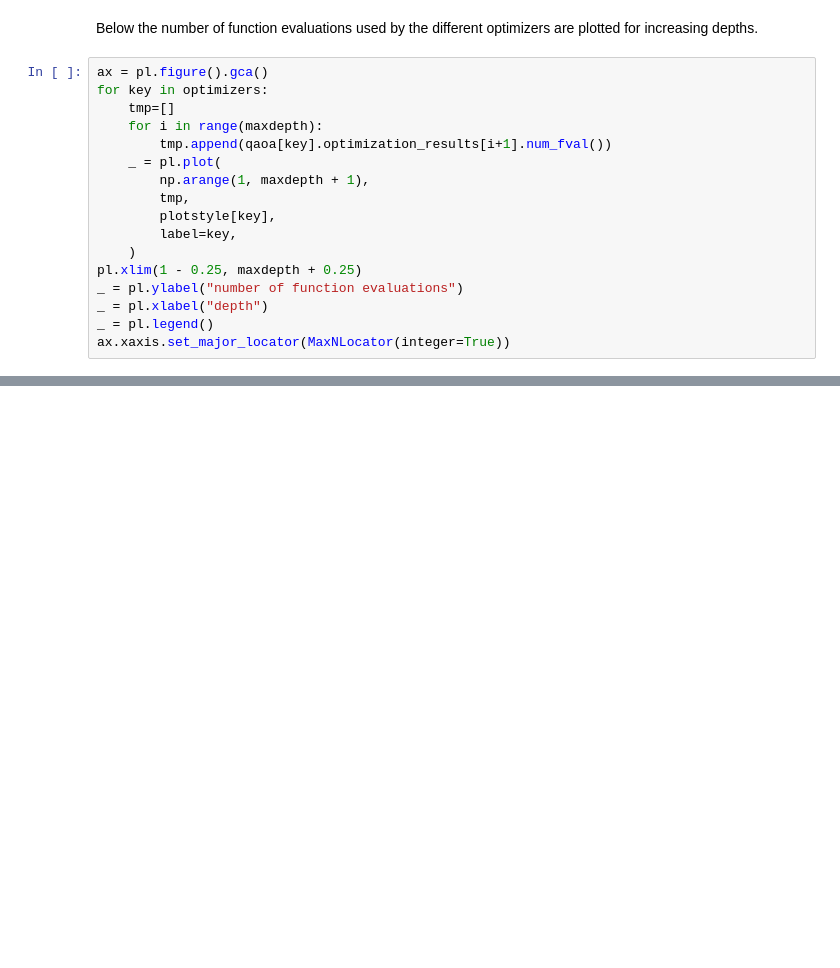
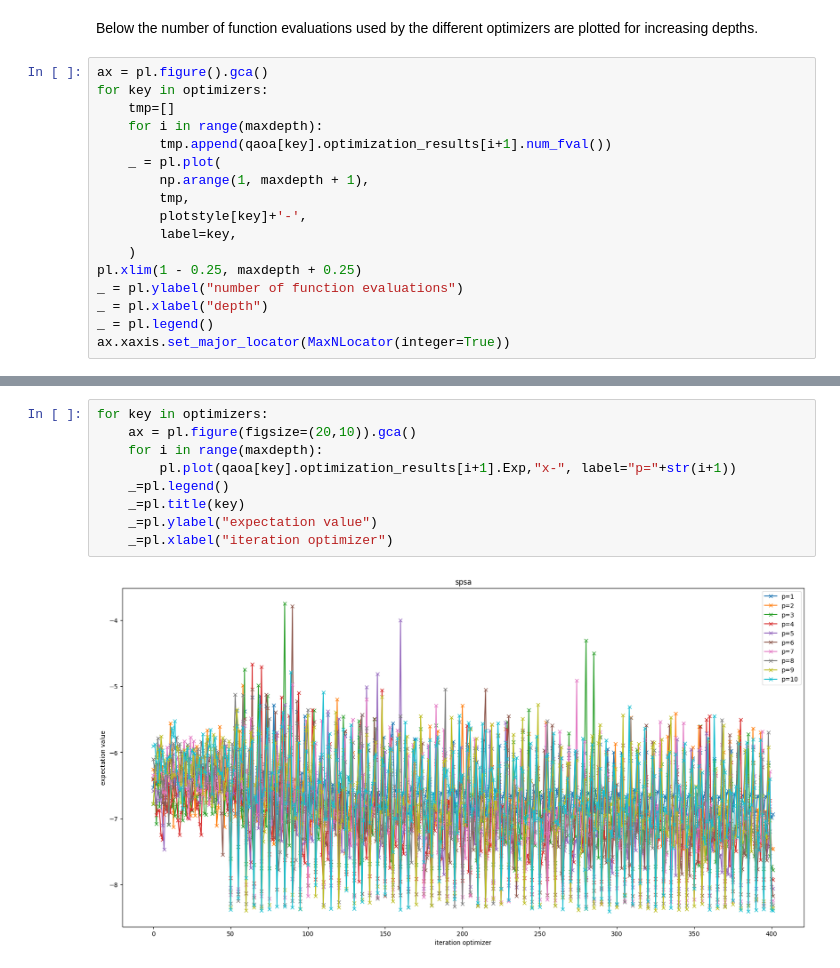
Before and after one commit to OpenQuantumComputing/QAOA, a Jupyter notebook: examples/MaxCut/ComparisonOptimizers.ipynb, the cells around one changed output, grey strips where cells are left out. Drawn from its saved outputs; the diff is of its cells as text; blank space fills up the shorter version.

```diff
--- a/examples/MaxCut/ComparisonOptimizers.ipynb
+++ b/examples/MaxCut/ComparisonOptimizers.ipynb
@@ -150,7 +118,7 @@ for key in optimizers:
     _ = pl.plot(
         np.arange(1, maxdepth + 1),
         tmp,
-        plotstyle[key],
+        plotstyle[key]+'-',
         label=key,
     )
 pl.xlim(1 - 0.25, maxdepth + 0.25)
@@ -162,0 +131,11 @@ ax.xaxis.set_major_locator(MaxNLocator(integer=True))
+# %%
+for key in optimizers:
+    ax = pl.figure(figsize=(20,10)).gca()
+    for i in range(maxdepth):
+        pl.plot(qaoa[key].optimization_results[i+1].Exp,"x-", label="p="+str(i+1))
+    _=pl.legend()
+    _=pl.title(key)
+    _=pl.ylabel("expectation value")
+    _=pl.xlabel("iteration optimizer")
+# %% [output]
+[figure, added]
```
Also changed, not shown: parts of 7 cells of this notebook, 24 other files.
